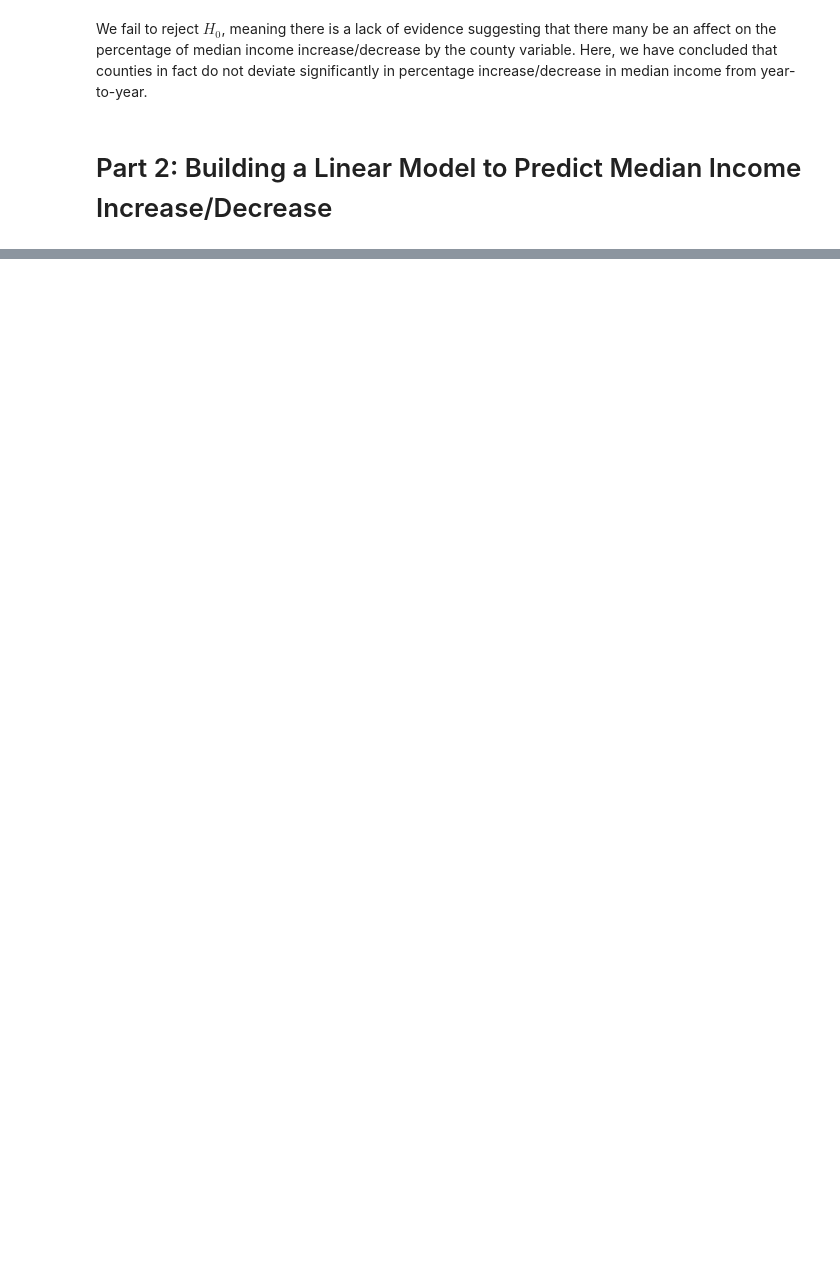
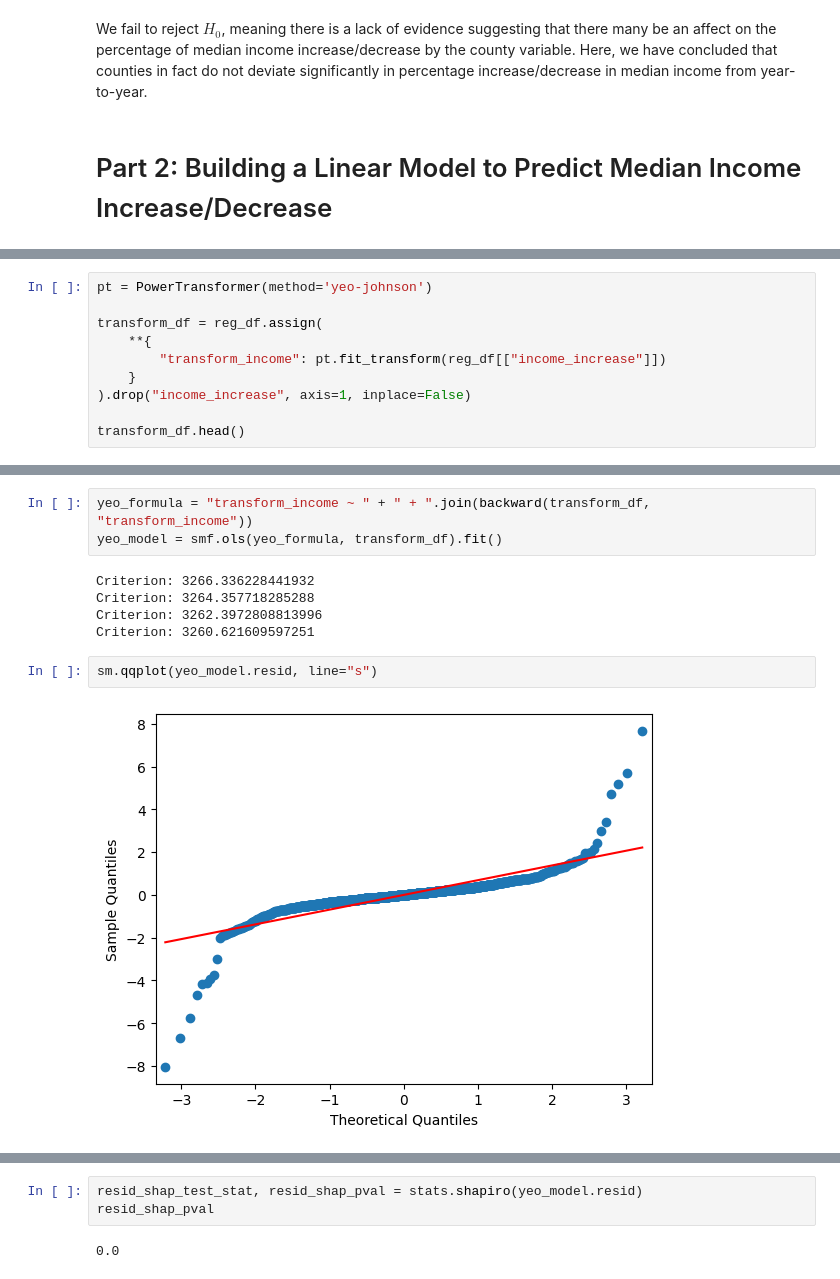
Before and after one commit to aindraga/Math189_FinalProject, a Jupyter notebook: final_project.ipynb, the cells around one changed output, grey strips where cells are left out. Drawn from its saved outputs; the diff is of its cells as text; blank space fills up the shorter version.

```diff
--- a/final_project.ipynb
+++ b/final_project.ipynb
@@ -409,0 +573,10 @@ We fail to reject $H_0$, meaning there is a lack of evidence suggesting that the
+# %%
+pt = PowerTransformer(method='yeo-johnson')
+
+transform_df = reg_df.assign(
+    **{
+        "transform_income": pt.fit_transform(reg_df[["income_increase"]])
+    }
+).drop("income_increase", axis=1, inplace=False)
+
+transform_df.head()
@@ -409,0 +590,12 @@ We fail to reject $H_0$, meaning there is a lack of evidence suggesting that the
+# %%
+yeo_formula = "transform_income ~ " + " + ".join(backward(transform_df, "transform_income"))
+yeo_model = smf.ols(yeo_formula, transform_df).fit()
+# %% [output]
+Criterion: 3266.336228441932
+Criterion: 3264.357718285288
+Criterion: 3262.3972808813996
+Criterion: 3260.621609597251
+# %%
+sm.qqplot(yeo_model.resid, line="s")
+# %% [output]
+[figure, added]
@@ -409,0 +603,5 @@ We fail to reject $H_0$, meaning there is a lack of evidence suggesting that the
+# %%
+resid_shap_test_stat, resid_shap_pval = stats.shapiro(yeo_model.resid)
+resid_shap_pval
+# %% [output]
+0.0
```
Also changed, not shown: parts of 29 cells of this notebook.
